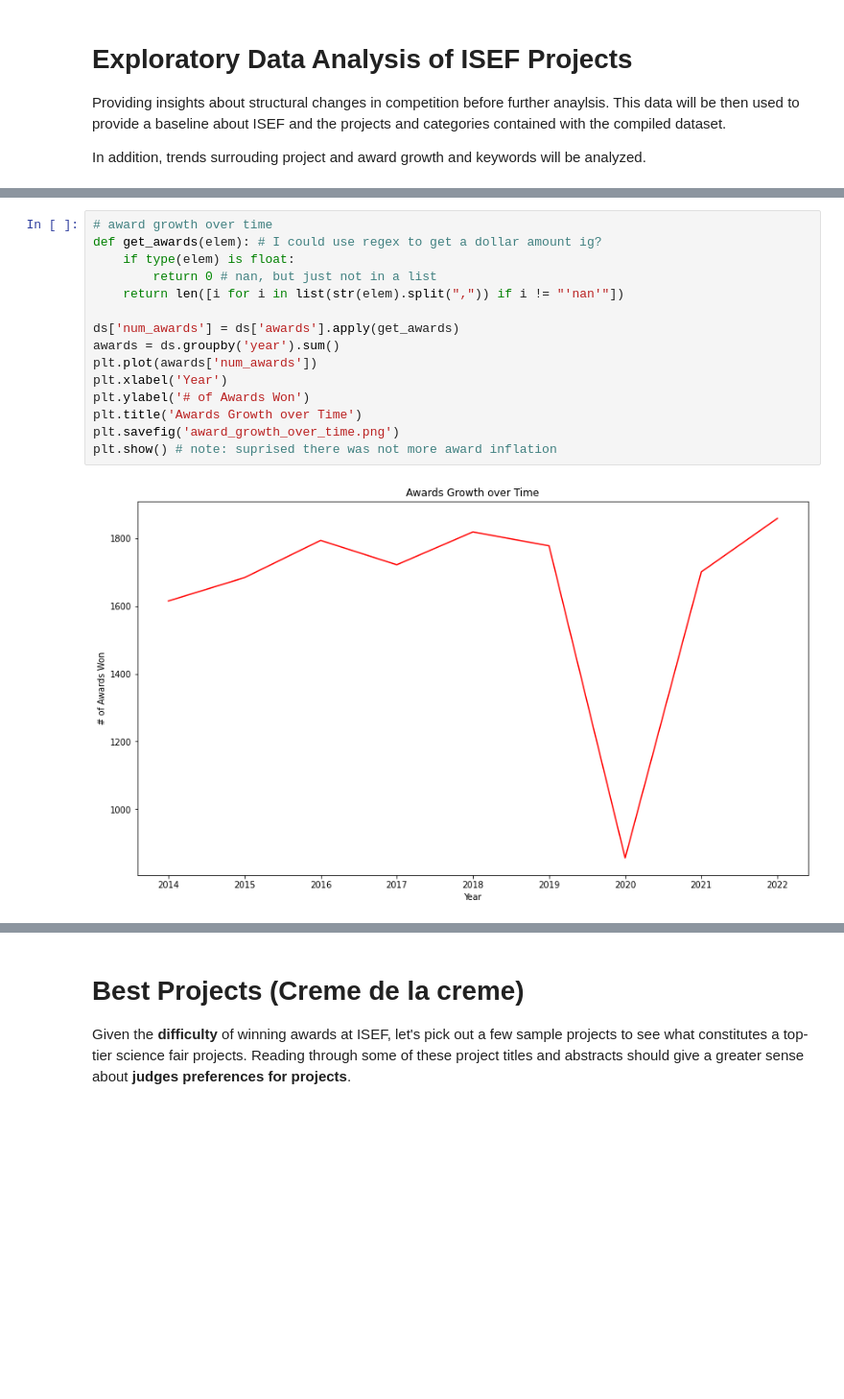
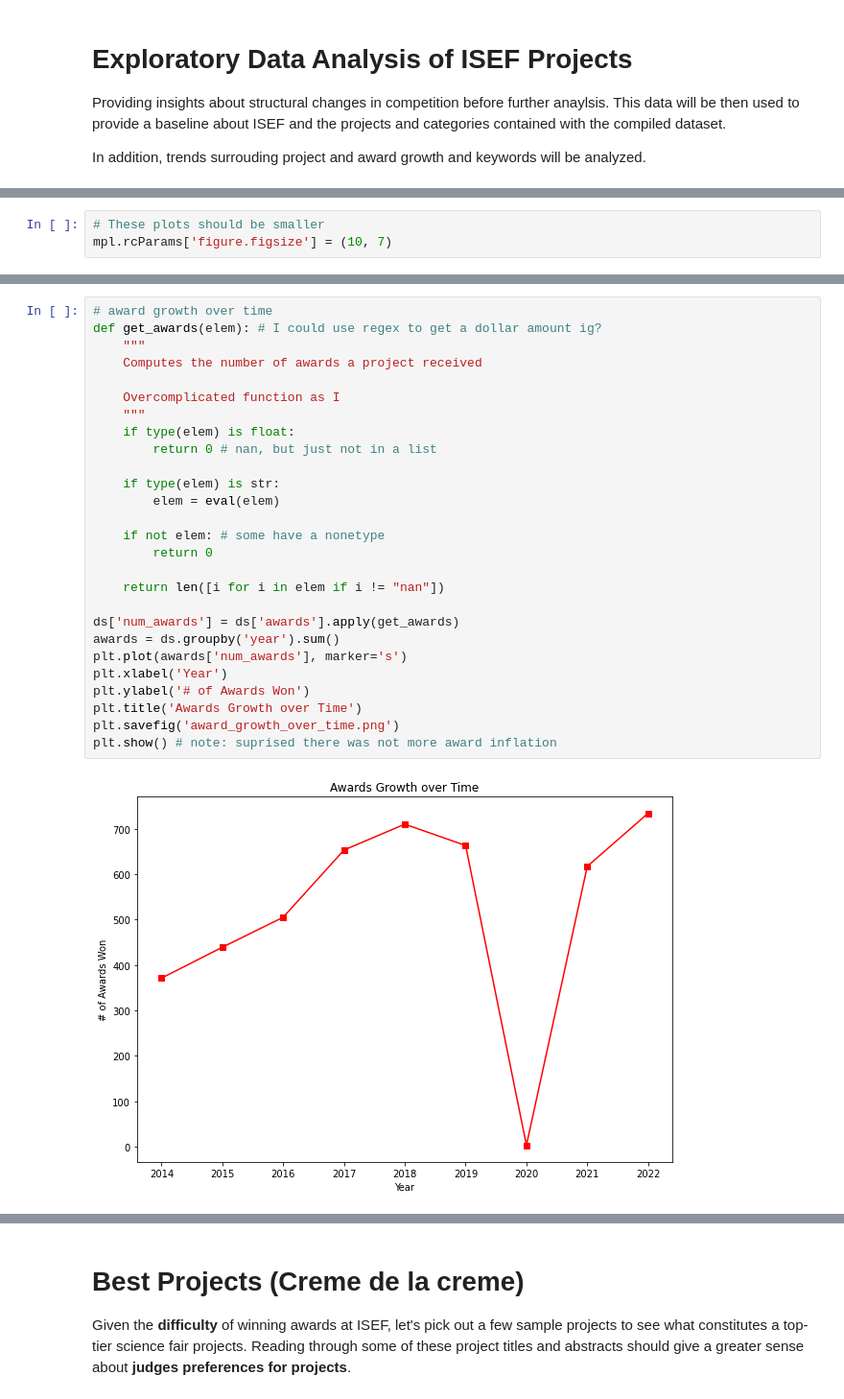
Before and after one commit to wkaisertexas/all-isef-projects, a Jupyter notebook: international-science-fair-analysis.ipynb, the cells around one changed output, grey strips where cells are left out. Shown at 96% size. Cells and saved outputs as stored; diff of their text form; blank space fills up the shorter version.

```diff
--- a/international-science-fair-analysis.ipynb
+++ b/international-science-fair-analysis.ipynb
@@ -187,3 +177,6 @@ plt.show()
+# %%
+# These plots should be smaller
+mpl.rcParams['figure.figsize'] = (10, 7)
 # %%
 # plots project growth over time
 projects = ds.groupby('year').count()
@@ -211,20 +205,32 @@ plt.show()
 # %%
 # award growth over time
 def get_awards(elem): # I could use regex to get a dollar amount ig?
+    """
+    Computes the number of awards a project received
+
+    Overcomplicated function as I
+    """
     if type(elem) is float:
         return 0 # nan, but just not in a list
-    return len([i for i in list(str(elem).split(",")) if i != "'nan'"])
+
+    if type(elem) is str:
+        elem = eval(elem)
+
+    if not elem: # some have a nonetype
+        return 0
+
+    return len([i for i in elem if i != "nan"])
 
 ds['num_awards'] = ds['awards'].apply(get_awards)
 awards = ds.groupby('year').sum()
-plt.plot(awards['num_awards'])
+plt.plot(awards['num_awards'], marker='s')
 plt.xlabel('Year')
 plt.ylabel('# of Awards Won')
 plt.title('Awards Growth over Time')
 plt.savefig('award_growth_over_time.png')
 plt.show() # note: suprised there was not more award inflation
 # %% [output]
-[figure, old version]
+[figure, new version]
 # %%
 # Normal Awards Distribution Histogram
 plt.hist(ds['num_awards'])
```
Also changed, not shown: parts of 57 cells of this notebook.
